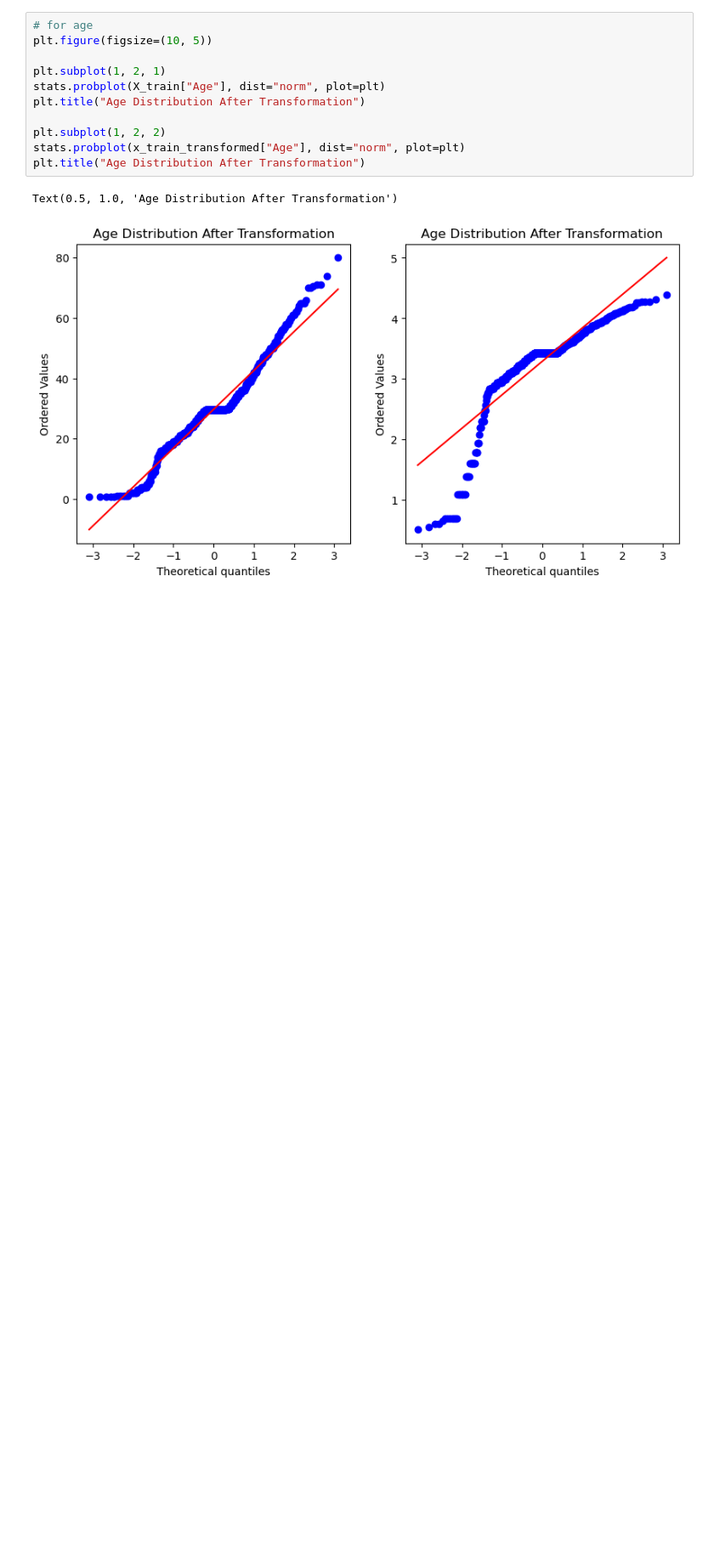
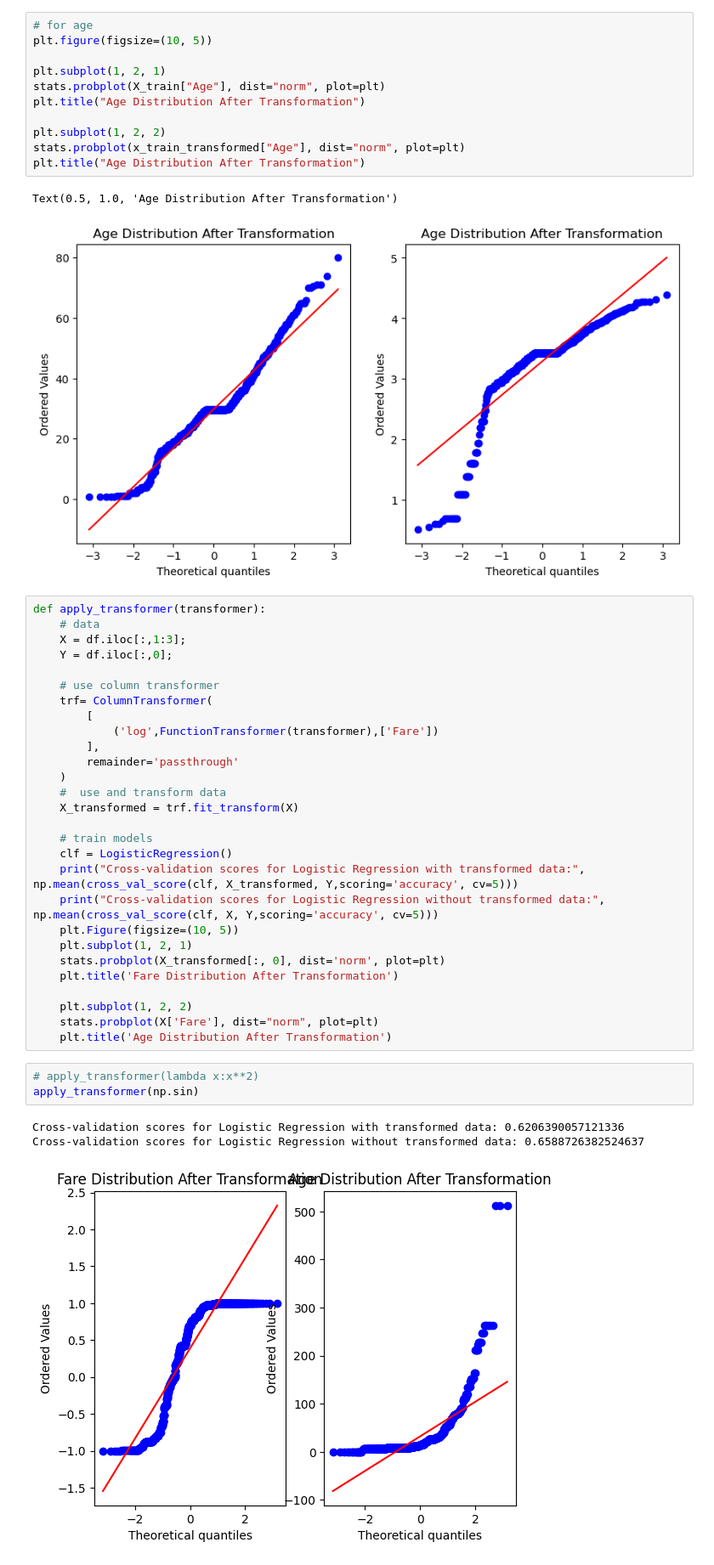
Before and after one commit to Atharva123-dd/langchain-module, a Jupyter notebook: 36_functiontranformation.ipynb, the cells around one changed output. Shown at 85% size. Drawn from its saved outputs; the diff is of its cells as text; blank space fills up the shorter version.

```diff
--- a/36_functiontranformation.ipynb
+++ b/36_functiontranformation.ipynb
@@ -151,3 +151,38 @@ plt.title("Age Distribution After Transformation")
 # %% [output]
 Text(0.5, 1.0, 'Age Distribution After Transformation')
 [figure]
+# %%
+def apply_transformer(transformer):
+    # data
+    X = df.iloc[:,1:3];
+    Y = df.iloc[:,0];
+
+    # use column transformer
+    trf= ColumnTransformer(
+        [
+            ('log',FunctionTransformer(transformer),['Fare'])
+        ],
+        remainder='passthrough'
+    )
+    #  use and transform data
+    X_transformed = trf.fit_transform(X)
+
+    # train models
+    clf = LogisticRegression()
+    print("Cross-validation scores for Logistic Regression with transformed data:", np.mean(cross_val_score(clf, X_transformed, Y,scoring='accuracy', cv=5)))
+    print("Cross-validation scores for Logistic Regression without transformed data:", np.mean(cross_val_score(clf, X, Y,scoring='accuracy', cv=5)))
+    plt.Figure(figsize=(10, 5))
+    plt.subplot(1, 2, 1)
+    stats.probplot(X_transformed[:, 0], dist='norm', plot=plt)
+    plt.title('Fare Distribution After Transformation')
+
+    plt.subplot(1, 2, 2)
+    stats.probplot(X['Fare'], dist="norm", plot=plt)
+    plt.title('Age Distribution After Transformation')
+# %%
+# apply_transformer(lambda x:x**2)
+apply_transformer(np.sin)
+# %% [output]
+Cross-validation scores for Logistic Regression with transformed data: 0.6206390057121336
+Cross-validation scores for Logistic Regression without transformed data: 0.6588726382524637
+[figure, added]
```
Also changed, not shown: 4 other files.
